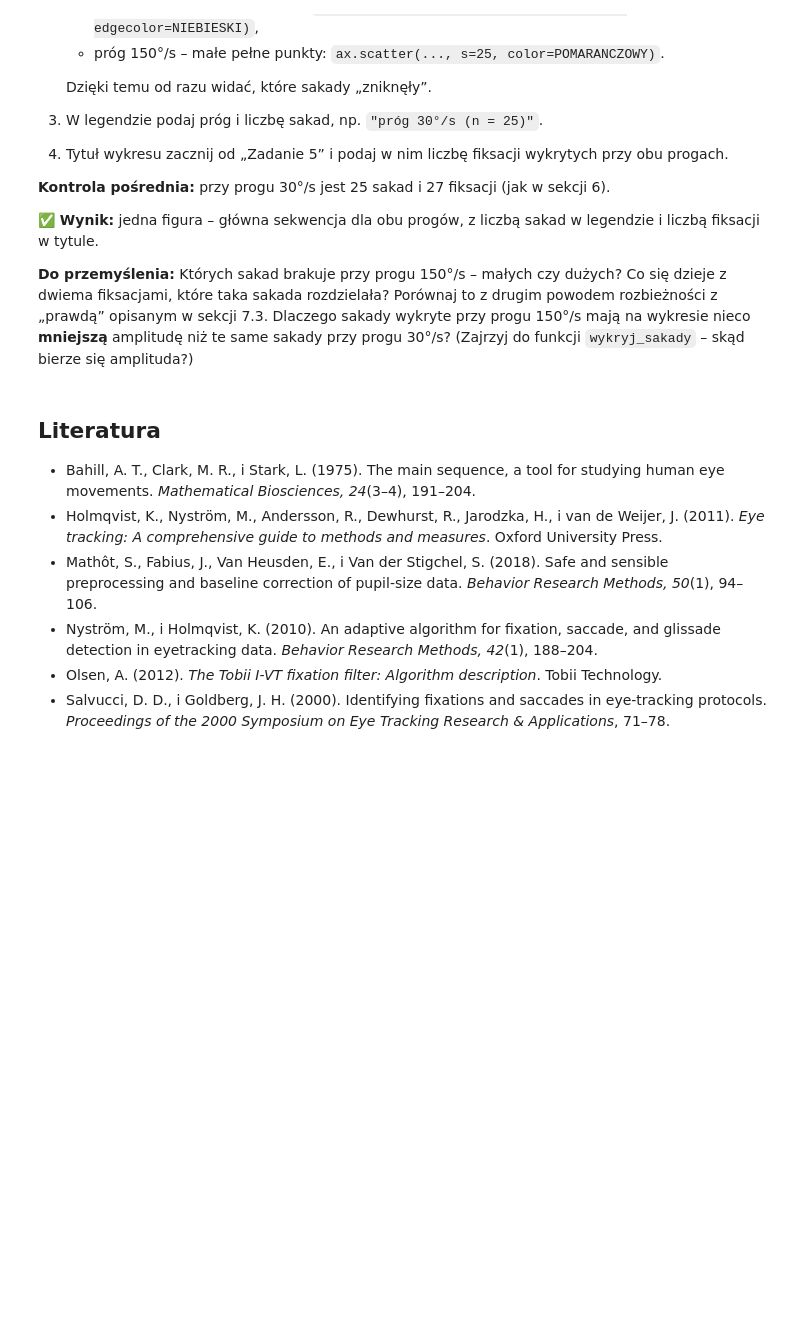
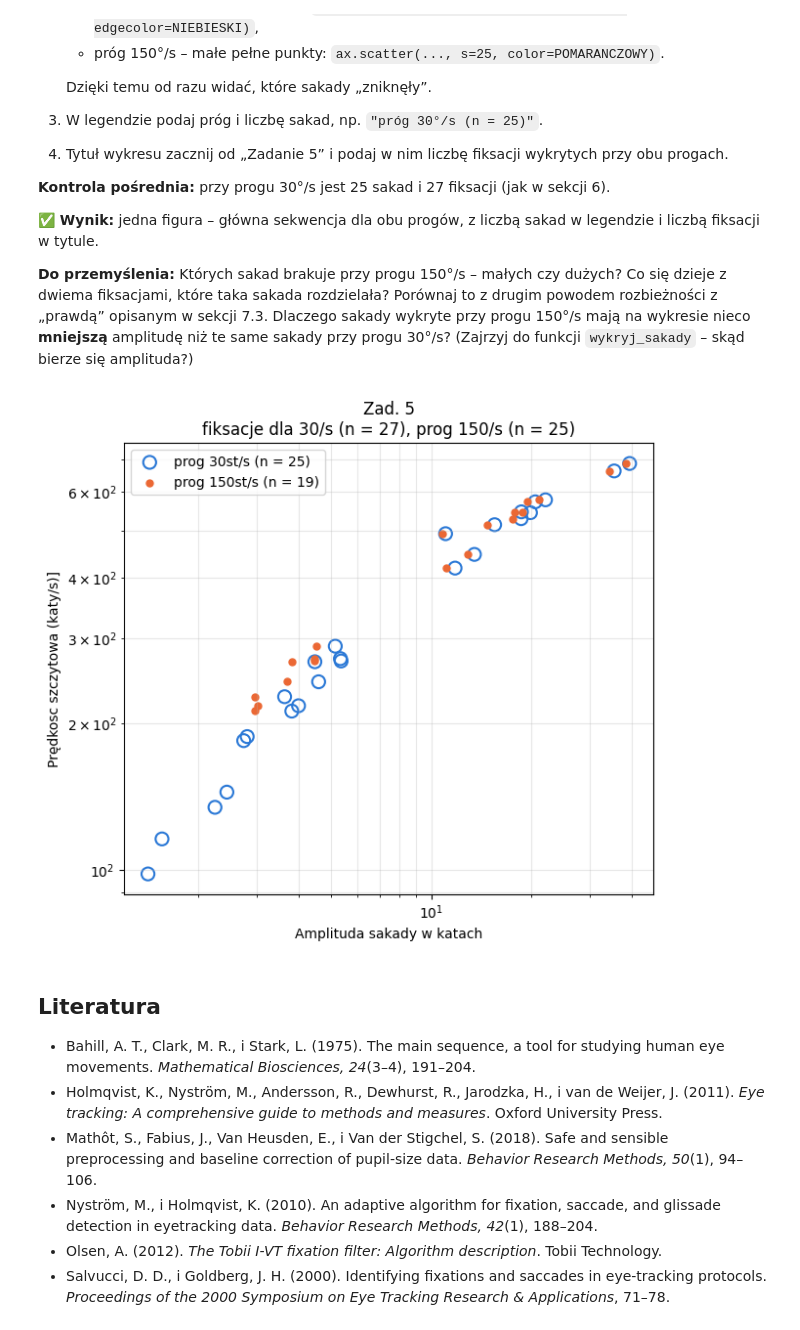
Before and after one commit to wojteklochmajer/MBFM_Lab, a Jupyter notebook: notebooks/01_et_preprocessing.ipynb, the cells around one changed output. Cells and saved outputs as stored; diff of their text form; code cells hidden in the pictures; blank space fills up the shorter version.

```diff
--- a/notebooks/01_et_preprocessing.ipynb
+++ b/notebooks/01_et_preprocessing.ipynb
@@ -907,6 +902,19 @@ df_wyniki
 **Do przemyślenia:** Czy wynik zgadza się z opisem odruchu źrenicznego w sekcji 4? Dlaczego linię bazową liczymy z pierwszych 200 ms, a nie np. ze średniej z całego nagrania?
 # %%
 # Zadanie 4 – Twoje rozwiązanie
+
+linia_bazowa = dane.loc[dane["t_s"] < 0.2, "zrenica_wygl"].mean()
+dane["zrenica_wzgledna"] = dane["zrenica_wygl"] - linia_bazowa
+
+z4_t = dane["zrenica_wzgledna"].idxmin()
+
+z4_zmiana = dane.loc[dane["zrenica_wzgledna"].idxmin(),"t_s"]
+
+z4_procent = 100*z4_zmiana/linia_bazowa
+
+print(f"Zadanie 4: t = {z4_t:.2f} s, zmiana = {z4_zmiana:.2f} mm ({z4_procent:.0f}%)")
+
+
 
 
 
@@ -937,9 +947,53 @@ df_wyniki
 # %%
 # Zadanie 5 – Twoje rozwiązanie
 
+sakady_30 = wykryj_sakady(dane,prog=30)
+fiksacje_30 = wykryj_fiksacje_ivt(dane,prog = 30)
+
+sakady_150 = wykryj_sakady(dane,prog=150)
+fiksacje_150 = wykryj_fiksacje_ivt(dane,prog = 150)
+
+fig, ax = plt.subplots(figsize=(7, 6))
+
+ax.scatter(
+    sakady_30["amplituda_deg"],
+    sakady_30["predkosc_szczytowa"],
+    s=90,
+    facecolor="none",
+    edgecolor=NIEBIESKI,
+    linewidth=1.5,
+    label=f"prog 30st/s (n = {len(sakady_30)})"
+)
+
+ax.scatter(
+    sakady_150["amplituda_deg"],
+    sakady_150["predkosc_szczytowa"],
+    s=25,
+    color=POMARANCZOWY,
+    label=f"prog 150st/s (n = {len(sakady_150)})"
+)
+
+ax.set_xscale("log")
+ax.set_yscale("log")
+
+ax.set_xlabel("Amplituda sakady w katach")
+ax.set_ylabel("Prędkosc szczytowa (katy/s)]")
+
+ax.set_title(
+    f"Zad. 5\n"
+    f"fiksacje dla 30/s (n = {len(fiksacje_30)}), "
+    f"prog 150/s (n = {len(fiksacje_150)})"
+)
+
+ax.legend()
+ax.grid(True, which="both", alpha=0.3)
+
+plt.show()
 
 
 # Wynik: jedna figura z tytułem zaczynającym się od „Zadanie 5”
+# %% [output]
+[figure, added]
 # %% [markdown]
 ## Literatura
 
```
Also changed, not shown: parts of 2 cells of this notebook.
